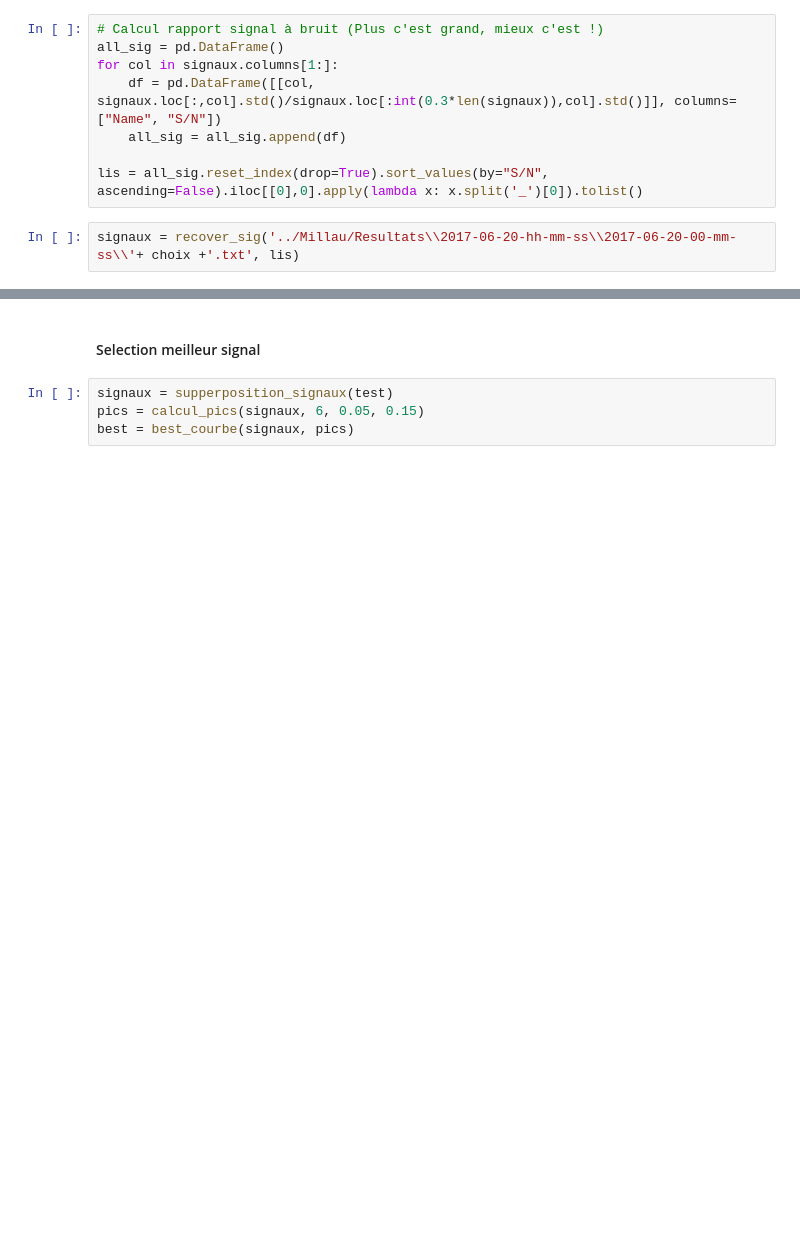
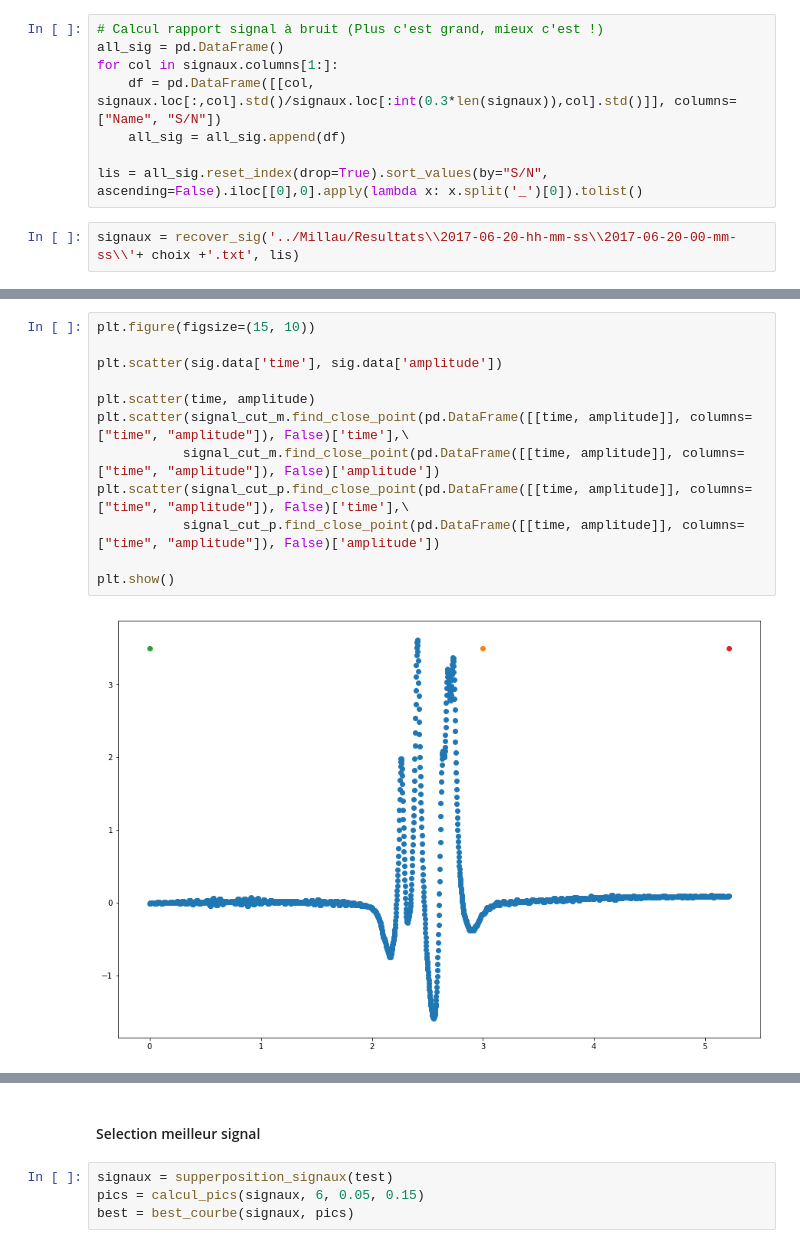
Before and after one commit to brouailalexandre/pesage-par-pont, a Jupyter notebook: Jupyter notebook/Conversion fichier txt.ipynb, the cells around one changed output, grey strips where cells are left out. Saved outputs shown, nothing was run; the diff lists cells and outputs as text; blank space fills up the shorter version.

Commit message:
Amélioration calcul point proche

```diff
--- a/Jupyter notebook/Conversion fichier txt.ipynb
+++ b/Jupyter notebook/Conversion fichier txt.ipynb
@@ -111,3 +90,17 @@ TypeError: Could not compare [None] with block values
+# %%
+plt.figure(figsize=(15, 10))
+
+plt.scatter(sig.data['time'], sig.data['amplitude'])
+
+plt.scatter(time, amplitude)
+plt.scatter(signal_cut_m.find_close_point(pd.DataFrame([[time, amplitude]], columns=["time", "amplitude"]), False)['time'],\
+           signal_cut_m.find_close_point(pd.DataFrame([[time, amplitude]], columns=["time", "amplitude"]), False)['amplitude'])
+plt.scatter(signal_cut_p.find_close_point(pd.DataFrame([[time, amplitude]], columns=["time", "amplitude"]), False)['time'],\
+           signal_cut_p.find_close_point(pd.DataFrame([[time, amplitude]], columns=["time", "amplitude"]), False)['amplitude'])
+
+plt.show()
+# %% [output]
+[figure, added]
 # %%
 sig.to_df()
 # %% [output]
```
Also changed, not shown: parts of 9 cells of this notebook, 1 other file.
